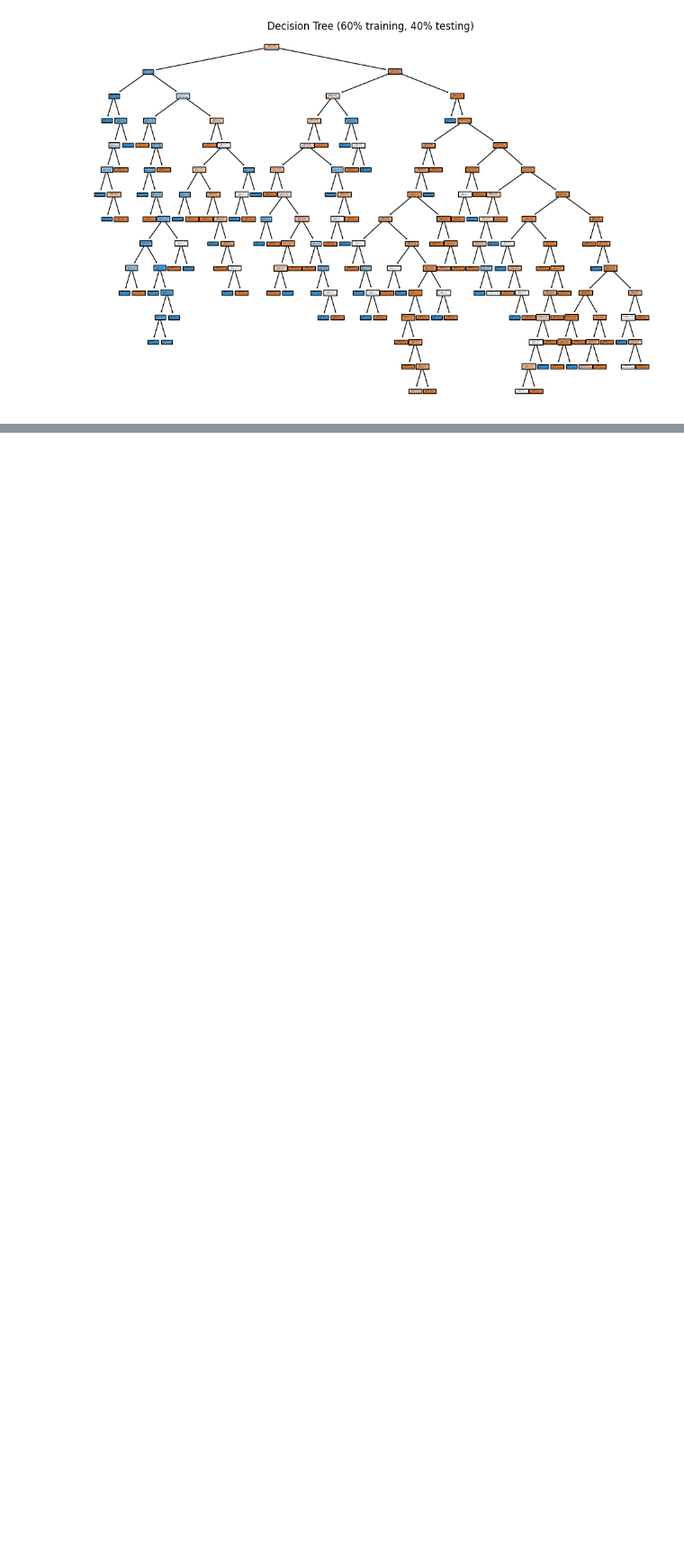
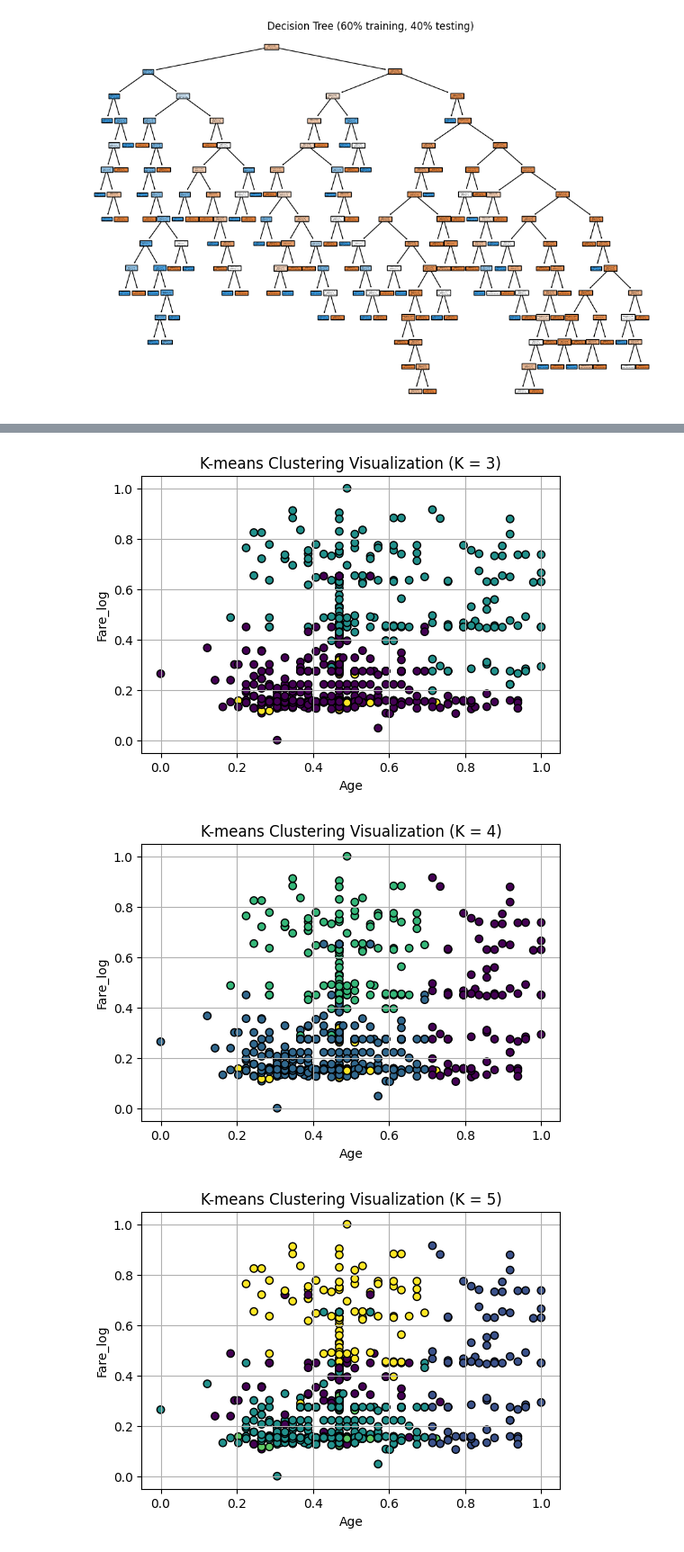
Before and after one commit to Leenasmk3/IT326-DataMining-Project, a Jupyter notebook: phase3.ipynb, the cells around one changed output, grey strips where cells are left out. Shown at 90% size. Drawn from its saved outputs; the diff is of its cells as text; code cells hidden in the pictures; blank space fills up the shorter version.

```diff
--- a/phase3.ipynb
+++ b/phase3.ipynb
@@ -163,0 +260,25 @@ plt.show()
+# %%
+# Choose two features for visualization
+feature_x = "Age"
+feature_y = "Fare_log"
+
+for k in candidate_K:  # candidate_K = [3,4,5]
+    labels = labels_per_k[k]
+
+    plt.figure(figsize=(6, 4))
+    plt.scatter(
+        X[feature_x],
+        X[feature_y],
+        c=labels,
+        cmap="viridis",
+        edgecolor='k'
+    )
+    plt.title(f"K-means Clustering Visualization (K = {k})")
+    plt.xlabel(feature_x)
+    plt.ylabel(feature_y)
+    plt.grid(True)
+    plt.show()
+# %% [output]
+[figure, added]
+[figure, added]
+[figure, added]
```
Also changed, not shown: parts of 7 cells of this notebook.
